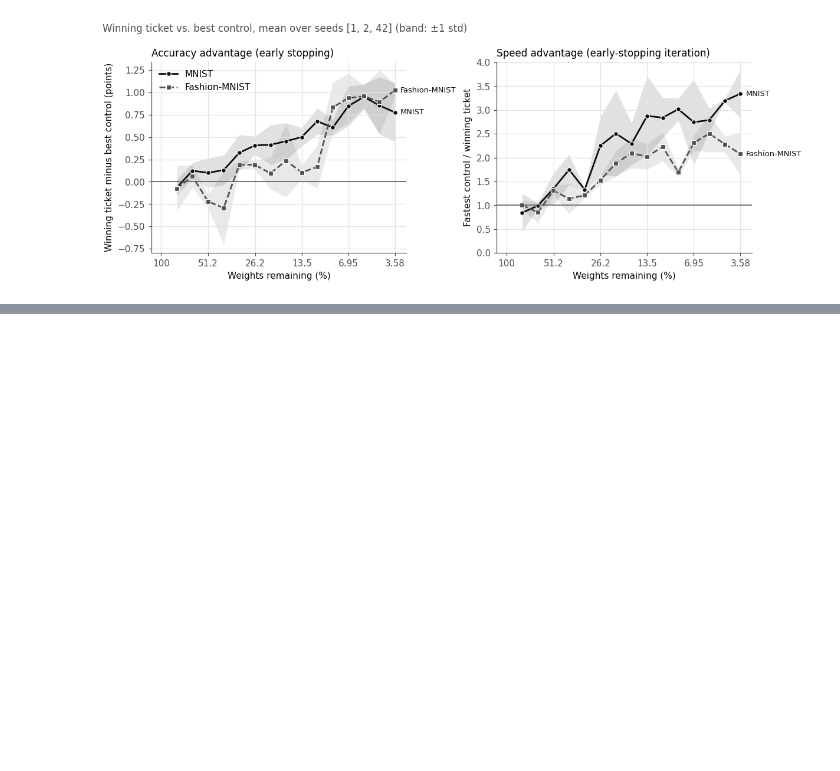
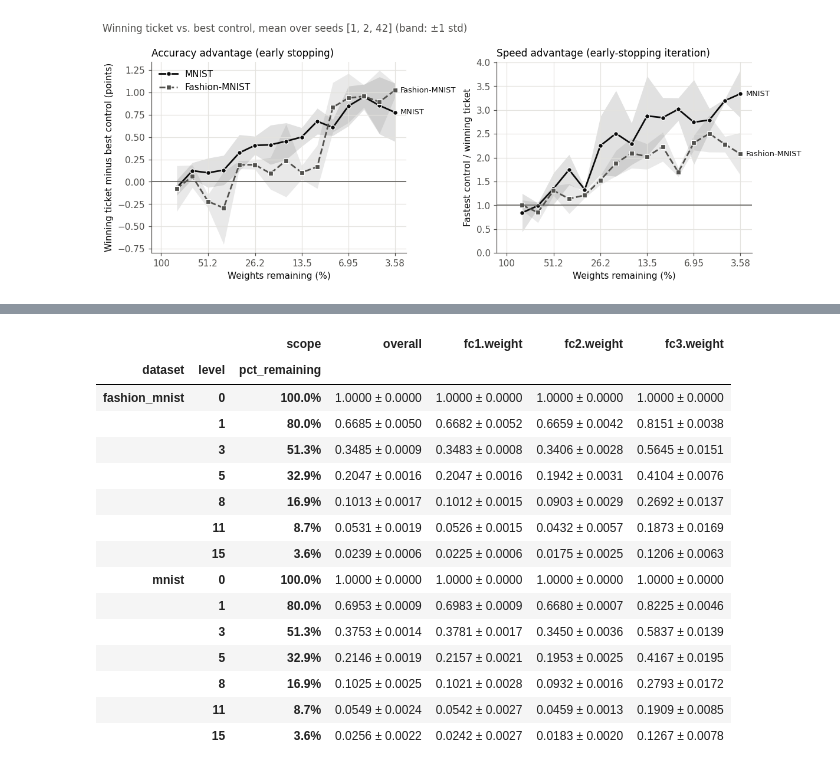
Before and after one commit to y336shen719/STAT679-lottery-ticket-hypothesis, a Jupyter notebook: analysis.ipynb, the cells around one changed output, grey strips where cells are left out. Cells and saved outputs as stored; diff of their text form; code cells hidden in the pictures; blank space fills up the shorter version.

```diff
--- a/analysis.ipynb
+++ b/analysis.ipynb
@@ -627,0 +700,27 @@ plt.show()
+# %%
+# Representative summary table across selected levels
+rep_levels = [0, 1, 3, 5, 8, 11, 15]
+table_view = summary_df[summary_df["level"].isin(rep_levels)].copy()
+table_view["pct_remaining"] = (table_view["weights_remaining"] * 100).map("{:.1f}%".format)
+table_view["jaccard"] = table_view.apply(
+    lambda r: f"{r['mean']:.4f} ± {r['std']:.4f}" if pd.notnull(r['std']) else f"{r['mean']:.4f}", axis=1
+)
+pivot = table_view.pivot(index=["dataset", "level", "pct_remaining"], columns="scope", values="jaccard")
+display(pivot[["overall", "fc1.weight", "fc2.weight", "fc3.weight"]])
+# %% [output]
+|  |  | scope | overall | fc1.weight | fc2.weight | fc3.weight |
+| dataset | level | pct_remaining |  |  |  |  |
+| fashion_mnist | 0 | 100.0% | 1.0000 ± 0.0000 | 1.0000 ± 0.0000 | 1.0000 ± 0.0000 | 1.0000 ± 0.0000 |
+|  | 1 | 80.0% | 0.6685 ± 0.0050 | 0.6682 ± 0.0052 | 0.6659 ± 0.0042 | 0.8151 ± 0.0038 |
+|  | 3 | 51.3% | 0.3485 ± 0.0009 | 0.3483 ± 0.0008 | 0.3406 ± 0.0028 | 0.5645 ± 0.0151 |
+|  | 5 | 32.9% | 0.2047 ± 0.0016 | 0.2047 ± 0.0016 | 0.1942 ± 0.0031 | 0.4104 ± 0.0076 |
+|  | 8 | 16.9% | 0.1013 ± 0.0017 | 0.1012 ± 0.0015 | 0.0903 ± 0.0029 | 0.2692 ± 0.0137 |
+|  | 11 | 8.7% | 0.0531 ± 0.0019 | 0.0526 ± 0.0015 | 0.0432 ± 0.0057 | 0.1873 ± 0.0169 |
+|  | 15 | 3.6% | 0.0239 ± 0.0006 | 0.0225 ± 0.0006 | 0.0175 ± 0.0025 | 0.1206 ± 0.0063 |
+| mnist | 0 | 100.0% | 1.0000 ± 0.0000 | 1.0000 ± 0.0000 | 1.0000 ± 0.0000 | 1.0000 ± 0.0000 |
+|  | 1 | 80.0% | 0.6953 ± 0.0009 | 0.6983 ± 0.0009 | 0.6680 ± 0.0007 | 0.8225 ± 0.0046 |
+|  | 3 | 51.3% | 0.3753 ± 0.0014 | 0.3781 ± 0.0017 | 0.3450 ± 0.0036 | 0.5837 ± 0.0139 |
+|  | 5 | 32.9% | 0.2146 ± 0.0019 | 0.2157 ± 0.0021 | 0.1953 ± 0.0025 | 0.4167 ± 0.0195 |
+|  | 8 | 16.9% | 0.1025 ± 0.0025 | 0.1021 ± 0.0028 | 0.0932 ± 0.0016 | 0.2793 ± 0.0172 |
+|  | 11 | 8.7% | 0.0549 ± 0.0024 | 0.0542 ± 0.0027 | 0.0459 ± 0.0013 | 0.1909 ± 0.0085 |
+|  | 15 | 3.6% | 0.0256 ± 0.0022 | 0.0242 ± 0.0027 | 0.0183 ± 0.0020 | 0.1267 ± 0.0078 |
```
Also changed, not shown: parts of 5 cells of this notebook, 22 other files.
